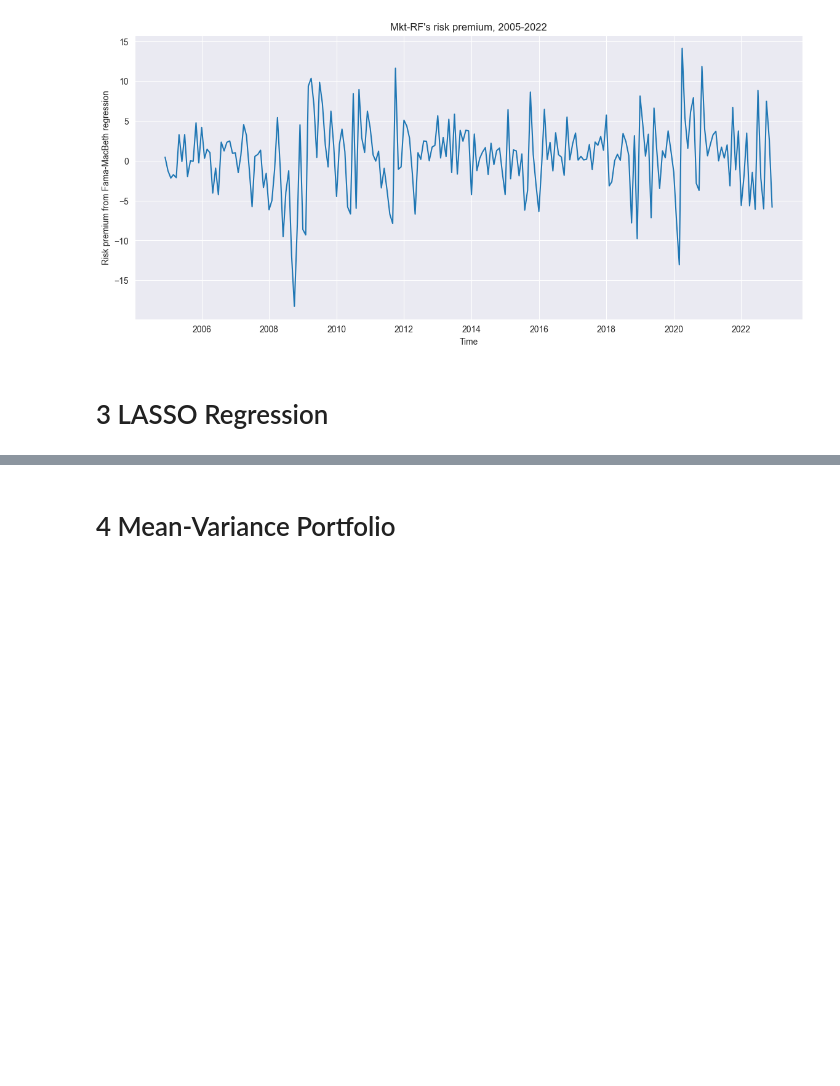
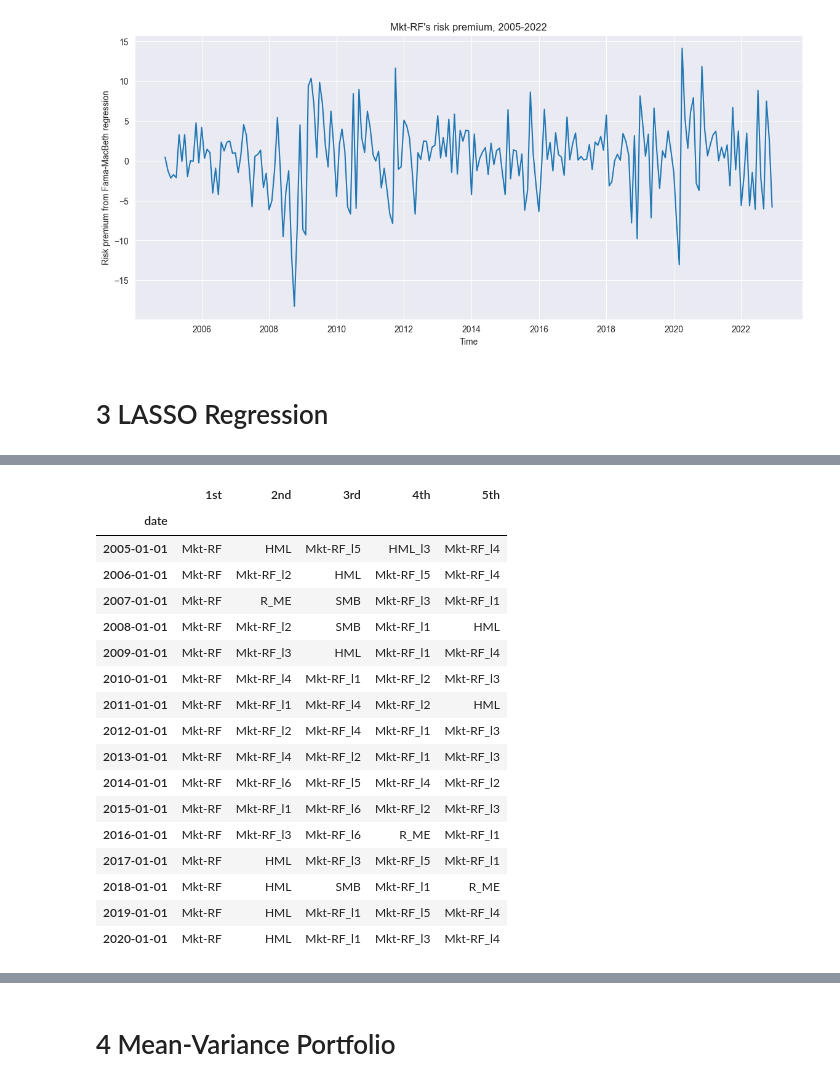
Before and after one commit to Kelvin-xing/Econ6102, a Jupyter notebook: PS1/PS1_xing.ipynb, the cells around one changed output, grey strips where cells are left out. Cells and saved outputs as stored; diff of their text form; code cells hidden in the pictures; blank space fills up the shorter version.

Commit message:
lasso

```diff
--- a/PS1/PS1_xing.ipynb
+++ b/PS1/PS1_xing.ipynb
@@ -272,0 +216,59 @@ a
+# %%
+## simple LASSO
+window = 60
+alpha = 0.01
+error=pd.DataFrame()
+params=pd.DataFrame()
+for date in datelist:
+    start_date = date + relativedelta(months=-window)
+    for stock in stocks:
+        df_temp = df_LASSO.loc[(df_LASSO['PERMNO'] == stock) & ((df_LASSO['date'] <= date) & (df_LASSO['date'] > start_date))].dropna()
+        y = df_temp['MthRet']
+        X = df_temp[exog_vars_LASSO]
+        try:
+            rres = Lasso(alpha=alpha).fit(X,y)
+            temp_params = rres.coef_
+            temp_params = pd.DataFrame(temp_params.reshape(-1,len(temp_params)),columns=exog_vars_LASSO)
+            temp_params['date'] = date
+            temp_params['PERMNO'] = stock
+            params = pd.concat([params,temp_params])
+        except:
+            temp_error = pd.DataFrame({'date':date,'PERMNO':stock},index=[0])
+            error = pd.concat([error,temp_error])
+params = params.set_index('PERMNO')
+# %%
+## top 5 factors each period
+# aggregation by period
+para = params.groupby('date').agg(lambda x: np.count_nonzero(x)).reset_index(drop=False)
+para
+
+# top 5 factors
+params_star = pd.DataFrame()
+for date in datelist:
+    temp = para.loc[para['date'] == date]
+    temp = temp.drop(columns='date').sort_values(by=temp.index.values[0],axis=1,ascending=False).columns[:5].values
+    temp = pd.DataFrame(temp).T
+    temp['date'] = date
+    params_star = pd.concat([params_star,temp],axis=0)
+params_star = params_star.set_index('date')
+params_star.columns=['1st','2nd','3rd','4th','5th']
+params_star
+# %% [output]
+|  | 1st | 2nd | 3rd | 4th | 5th |
+| date |  |  |  |  |  |
+| 2005-01-01 | Mkt-RF | HML | Mkt-RF_l5 | HML_l3 | Mkt-RF_l4 |
+| 2006-01-01 | Mkt-RF | Mkt-RF_l2 | HML | Mkt-RF_l5 | Mkt-RF_l4 |
+| 2007-01-01 | Mkt-RF | R_ME | SMB | Mkt-RF_l3 | Mkt-RF_l1 |
+| 2008-01-01 | Mkt-RF | Mkt-RF_l2 | SMB | Mkt-RF_l1 | HML |
+| 2009-01-01 | Mkt-RF | Mkt-RF_l3 | HML | Mkt-RF_l1 | Mkt-RF_l4 |
+| 2010-01-01 | Mkt-RF | Mkt-RF_l4 | Mkt-RF_l1 | Mkt-RF_l2 | Mkt-RF_l3 |
+| 2011-01-01 | Mkt-RF | Mkt-RF_l1 | Mkt-RF_l4 | Mkt-RF_l2 | HML |
+| 2012-01-01 | Mkt-RF | Mkt-RF_l2 | Mkt-RF_l4 | Mkt-RF_l1 | Mkt-RF_l3 |
+| 2013-01-01 | Mkt-RF | Mkt-RF_l4 | Mkt-RF_l2 | Mkt-RF_l1 | Mkt-RF_l3 |
+| 2014-01-01 | Mkt-RF | Mkt-RF_l6 | Mkt-RF_l5 | Mkt-RF_l4 | Mkt-RF_l2 |
+| 2015-01-01 | Mkt-RF | Mkt-RF_l1 | Mkt-RF_l6 | Mkt-RF_l2 | Mkt-RF_l3 |
+| 2016-01-01 | Mkt-RF | Mkt-RF_l3 | Mkt-RF_l6 | R_ME | Mkt-RF_l1 |
+| 2017-01-01 | Mkt-RF | HML | Mkt-RF_l3 | Mkt-RF_l5 | Mkt-RF_l1 |
+| 2018-01-01 | Mkt-RF | HML | SMB | Mkt-RF_l1 | R_ME |
+| 2019-01-01 | Mkt-RF | HML | Mkt-RF_l1 | Mkt-RF_l5 | Mkt-RF_l4 |
+| 2020-01-01 | Mkt-RF | HML | Mkt-RF_l1 | Mkt-RF_l3 | Mkt-RF_l4 |
```
Also changed, not shown: parts of 15 cells of this notebook, 1 other file.
